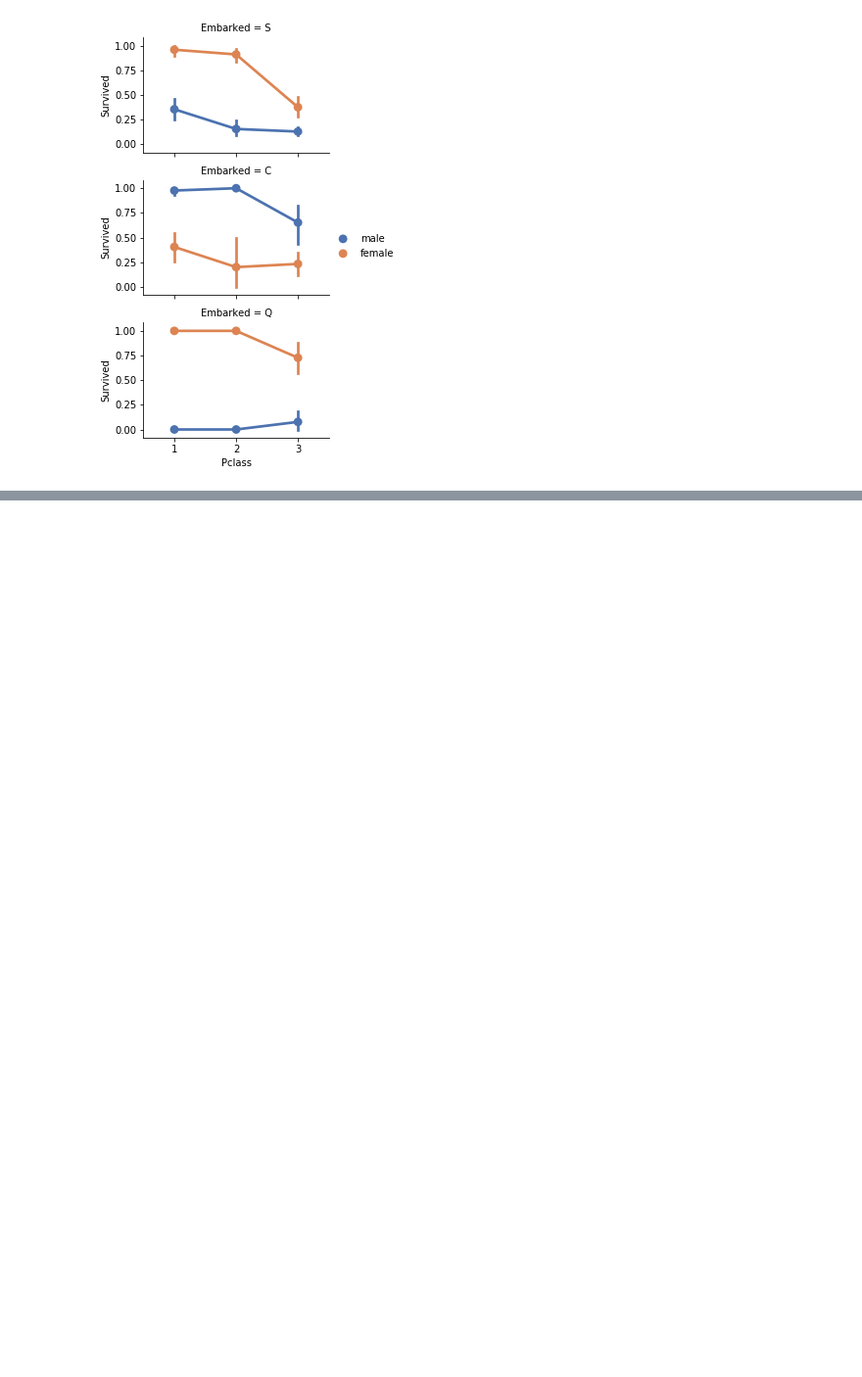
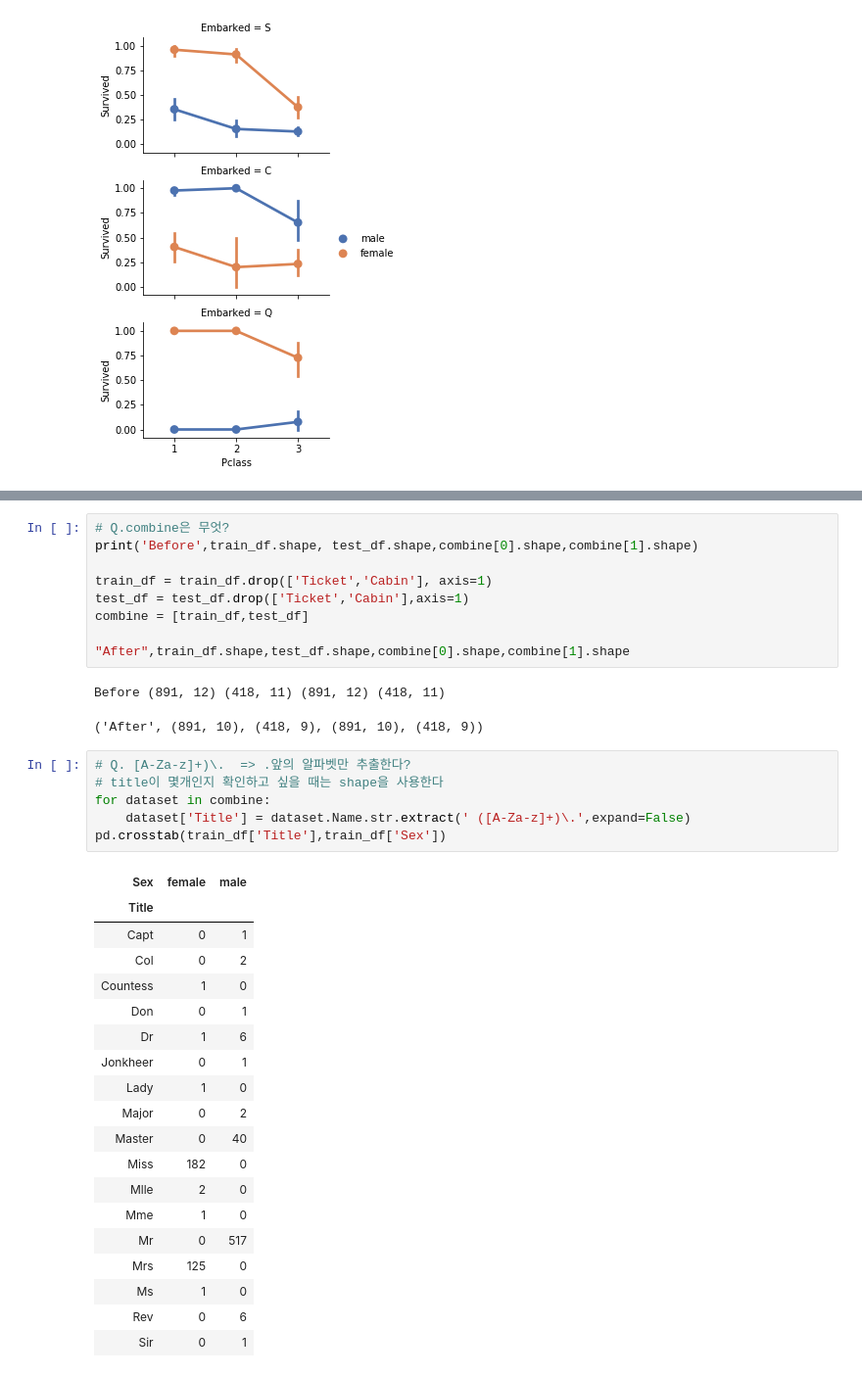
Before and after one commit to s6470076/Data-anlaysis, a Jupyter notebook: 타이타닉/타이타닉 정확도 올리기.ipynb, the cells around one changed output, grey strips where cells are left out. Shown: that part at 98% size. Drawn from its saved outputs; the diff is of its cells as text; blank space fills up the shorter version.

```diff
--- a/타이타닉/타이타닉 정확도 올리기.ipynb
+++ b/타이타닉/타이타닉 정확도 올리기.ipynb
@@ -150,0 +160,38 @@ grid.add_legend(
+# %%
+# Q.combine은 무엇?
+print('Before',train_df.shape, test_df.shape,combine[0].shape,combine[1].shape)
+
+train_df = train_df.drop(['Ticket','Cabin'], axis=1)
+test_df = test_df.drop(['Ticket','Cabin'],axis=1)
+combine = [train_df,test_df]
+
+"After",train_df.shape,test_df.shape,combine[0].shape,combine[1].shape
+# %% [output]
+Before (891, 12) (418, 11) (891, 12) (418, 11)
+('After', (891, 10), (418, 9), (891, 10), (418, 9))
+# %%
+# Q. [A-Za-z]+)\.  => .앞의 알파벳만 추출한다?
+# title이 몇개인지 확인하고 싶을 때는 shape을 사용한다
+for dataset in combine:
+    dataset['Title'] = dataset.Name.str.extract(' ([A-Za-z]+)\.',expand=False)
+pd.crosstab(train_df['Title'],train_df['Sex'])
+# %% [output]
+| Sex | female | male |
+| Title |  |  |
+| Capt | 0 | 1 |
+| Col | 0 | 2 |
+| Countess | 1 | 0 |
+| Don | 0 | 1 |
+| Dr | 1 | 6 |
+| Jonkheer | 0 | 1 |
+| Lady | 1 | 0 |
+| Major | 0 | 2 |
+| Master | 0 | 40 |
+| Miss | 182 | 0 |
+| Mlle | 2 | 0 |
+| Mme | 1 | 0 |
+| Mr | 0 | 517 |
+| Mrs | 125 | 0 |
+| Ms | 1 | 0 |
+| Rev | 0 | 6 |
+| Sir | 0 | 1 |
```
Also changed, not shown: parts of 4 cells of this notebook.
